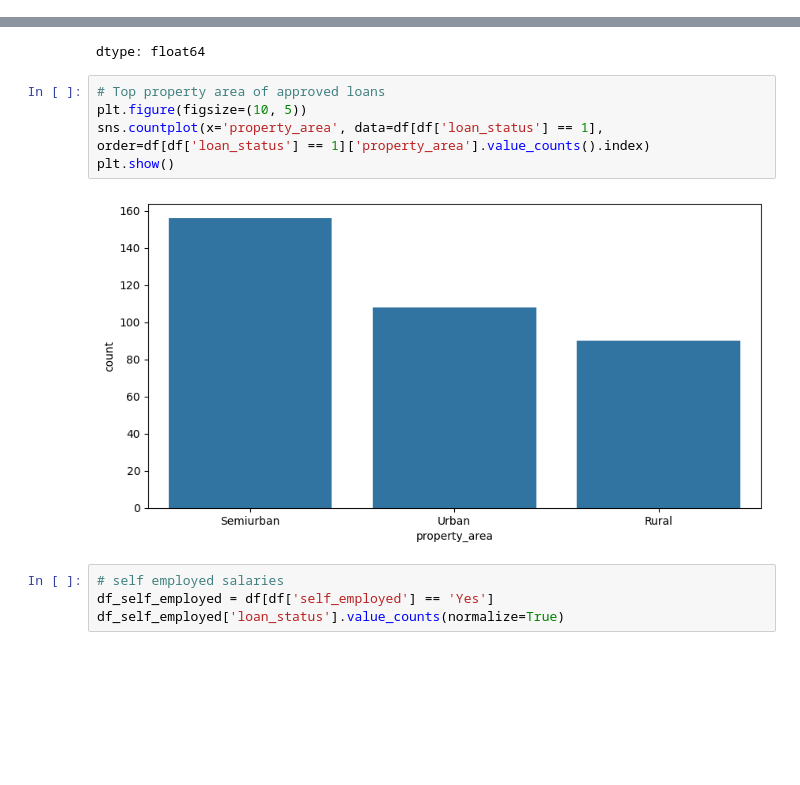
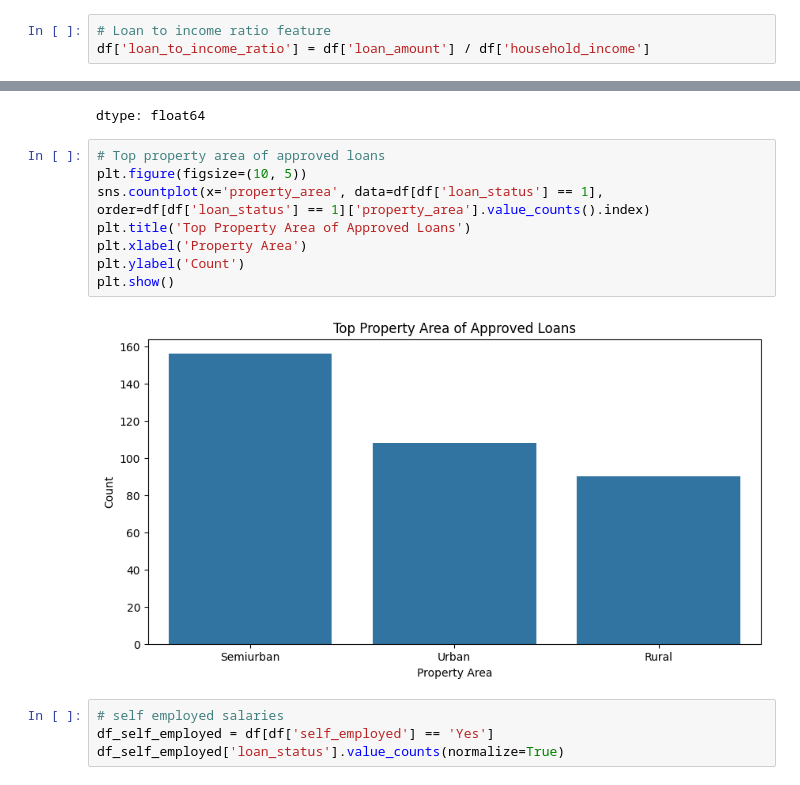
Before and after one commit to torifinch/Loan_Approvals, a Jupyter notebook: Loans.ipynb, the cells around one changed output, grey strips where cells are left out. Cells and saved outputs as stored; diff of their text form; blank space fills up the shorter version.

```diff
--- a/Loans.ipynb
+++ b/Loans.ipynb
@@ -130,3 +160,6 @@ Try using .loc[row_indexer,col_indexer] = value instead
 
 See the caveats in the documentation: https://pandas.pydata.org/pandas-docs/stable/user_guide/indexing.html#returning-a-view-versus-a-copy
   df['household_income'] = df['applicant_income'] + df['coapplicant_income']
+# %%
+# Loan to income ratio feature
+df['loan_to_income_ratio'] = df['loan_amount'] / df['household_income']
@@ -151,10 +195,13 @@ dtype: float64
 # %%
 # Top property area of approved loans
 plt.figure(figsize=(10, 5))
 sns.countplot(x='property_area', data=df[df['loan_status'] == 1], order=df[df['loan_status'] == 1]['property_area'].value_counts().index)
+plt.title('Top Property Area of Approved Loans')
+plt.xlabel('Property Area')
+plt.ylabel('Count')
 plt.show()
 # %% [output]
-[figure, old version]
+[figure, new version]
 # %%
 # self employed salaries
 df_self_employed = df[df['self_employed'] == 'Yes']
```
Also changed, not shown: parts of 41 cells of this notebook.
